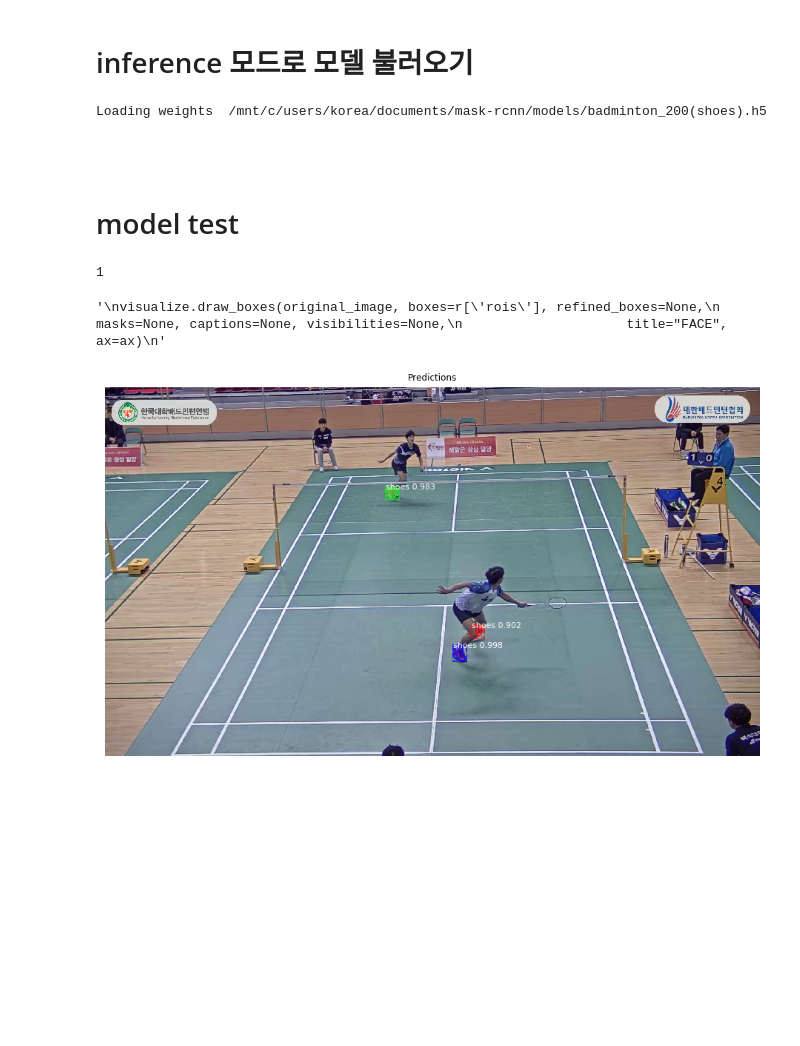
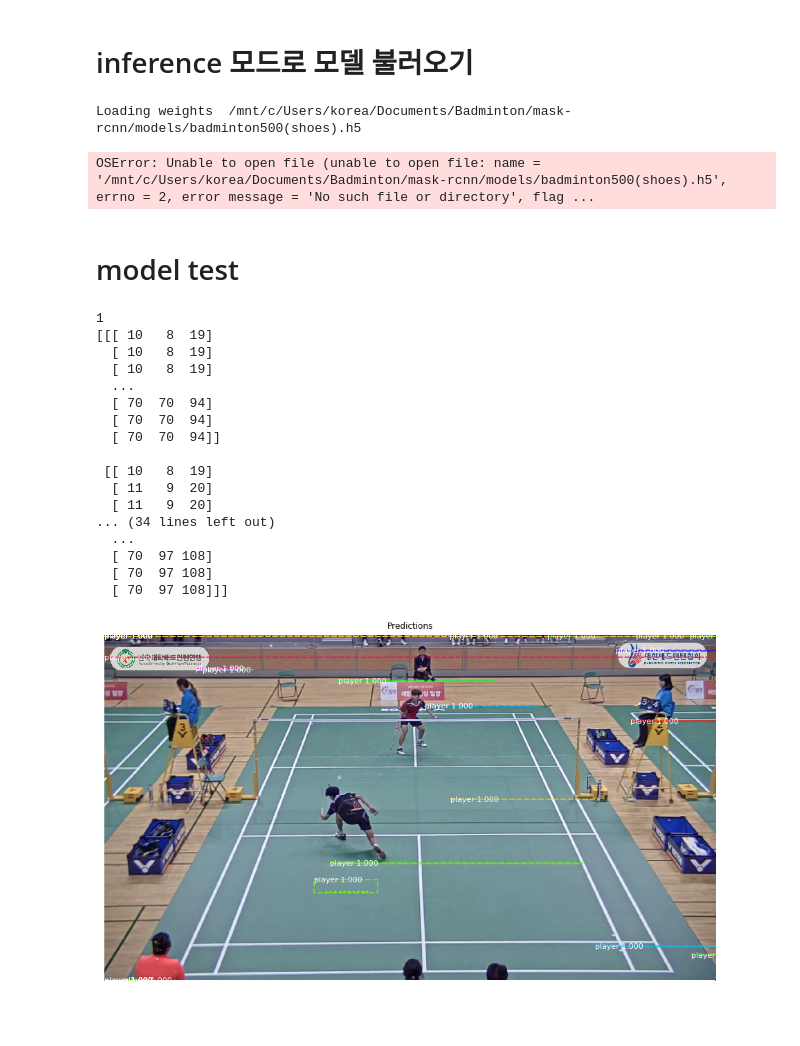
Before and after one commit to JoonseokYang/Badminton, a Jupyter notebook: mask-rcnn/test_ai_challenge.ipynb, the cells around one changed output. Saved outputs shown, nothing was run; the diff lists cells and outputs as text; code cells hidden in the pictures; blank space fills up the shorter version.

```diff
--- a/mask-rcnn/test_ai_challenge.ipynb
+++ b/mask-rcnn/test_ai_challenge.ipynb
@@ -41,7 +39,9 @@ import badminton
 config = badminton.CocoConfig() # 기본 설정들. hyperparameter
 
 DATA_DIR = "/home/joon/dataset"  # TODO: enter value here
-model_name = "badminton_200(shoes).h5" #"emo_frame_E01-E24_201020.h5"
+model_name = "badminton500(shoes).h5" #"emo_frame_E01-E24_201020.h5"
+# model 들어있는 폴더
+MODEL_DIR = os.path.join(ROOT_DIR, "models",model_name) # mylogs에 최종 모델 넣어놔야 함.
 # %% [markdown]
 <br />
 # %%
@@ -96,45 +96,60 @@ with tf.device(DEVICE):
 model_path = os.path.join(MODEL_DIR)
 
 print("Loading weights ", model_path)
+# model.load_weights(model_path, by_name=True, exclude=["mrcnn_class_logits","mrcnn_bbox_fc","mrcnn_bbox","mrcnn_mask"])
 model.load_weights(model_path, by_name=True)
 # %% [output]
-Loading weights  /mnt/c/users/korea/documents/mask-rcnn/models/badminton_200(shoes).h5
+Loading weights  /mnt/c/Users/korea/Documents/Badminton/mask-rcnn/models/badminton500(shoes).h5
+OSError: Unable to open file (unable to open file: name = '/mnt/c/Users/korea/Documents/Badminton/mask-rcnn/models/badminton500(shoes).h5', errno = 2, error message = 'No such file or directory', flag ...
-# %% [markdown]
-<br />
 # %% [markdown]
 # model test
 # %%
 import skimage
 
-image_path = "/home/joon/dataset/test/{}".format('000020.jpg') # 아무 사진이나 테스트 하는 부분
+image_path = "/home/joon/dataset/test/{}".format('000030.jpg') # 아무 사진이나 테스트 하는 부분
 
 original_image = skimage.io.imread(image_path)
 
 #original_image, image_meta, gt_class_id, gt_bbox, gt_mask = modellib.load_image_gt(dataset, config, 101, use_mini_mask=False)
 # If grayscale. Convert to RGB for consistency.
 if original_image.ndim != 3:
     original_image = skimage.color.gray2rgb(original_image)
 
 # Run object detection
 results = model.detect([original_image], verbose=0)
 
 # Display results
 ax = get_ax(1)
 r = results[0]
 
 visualize.display_instances(original_image, r['rois'], r['masks'], r['class_ids'],
                             dataset.class_names, r['scores'], ax=ax,
                             title="Predictions")
 '''
 visualize.draw_boxes(original_image, boxes=r['rois'], refined_boxes=None,
                      masks=None, captions=None, visibilities=None,
                      title="FACE", ax=ax)
 '''
-#print (r)
+print (original_image)
 # %% [output]
 1
+[[[ 10   8  19]
+  [ 10   8  19]
+  [ 10   8  19]
+  ...
+  [ 70  70  94]
+  [ 70  70  94]
+  [ 70  70  94]]
+
+ [[ 10   8  19]
+  [ 11   9  20]
+  [ 11   9  20]
+... (34 lines left out)
+  ...
+  [ 70  97 108]
+  [ 70  97 108]
+  [ 70  97 108]]]
-'\nvisualize.draw_boxes(original_image, boxes=r[\'rois\'], refined_boxes=None,\n                     masks=None, captions=None, visibilities=None,\n                     title="FACE", ax=ax)\n'
-[figure, old version]
+[figure, new version]
 # %% [markdown]
 <br />
 # %% [markdown]
```
Also changed, not shown: parts of 12 cells of this notebook, 2 other files.
